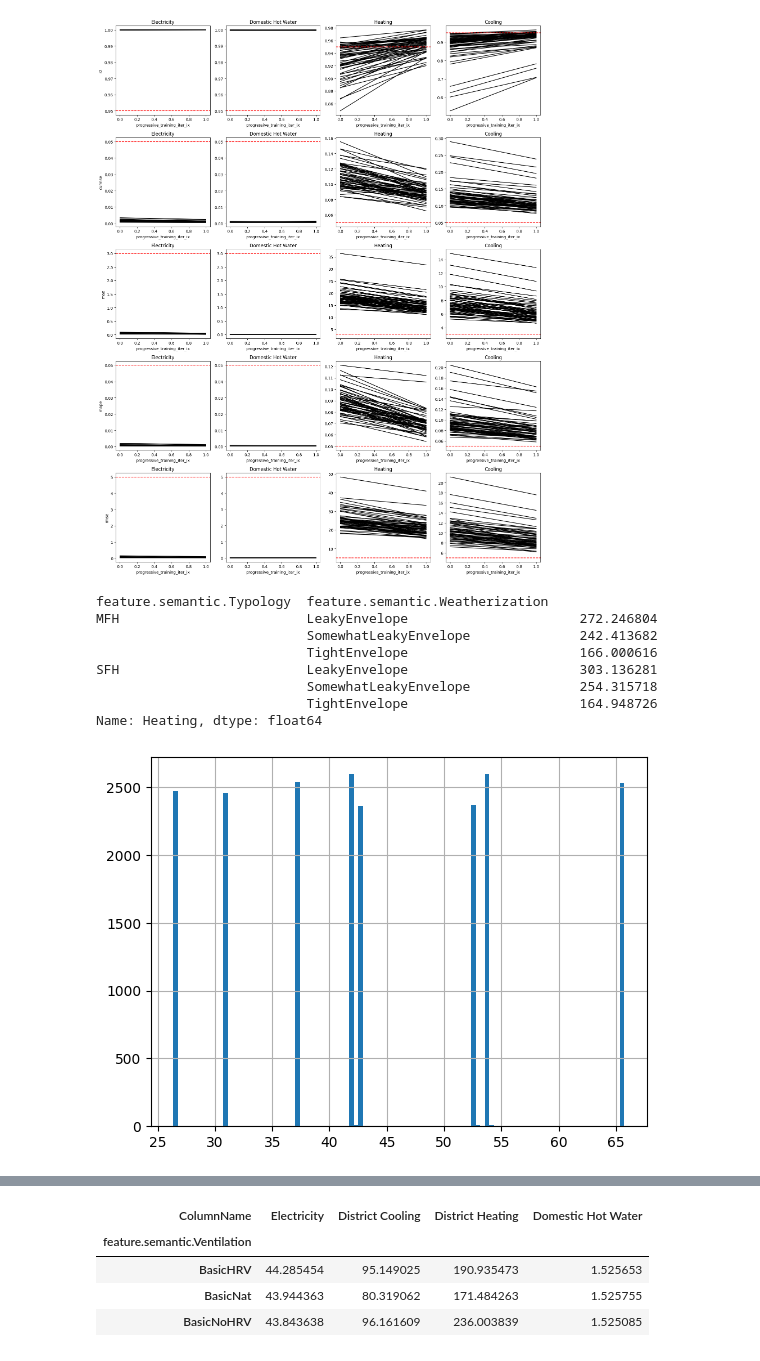
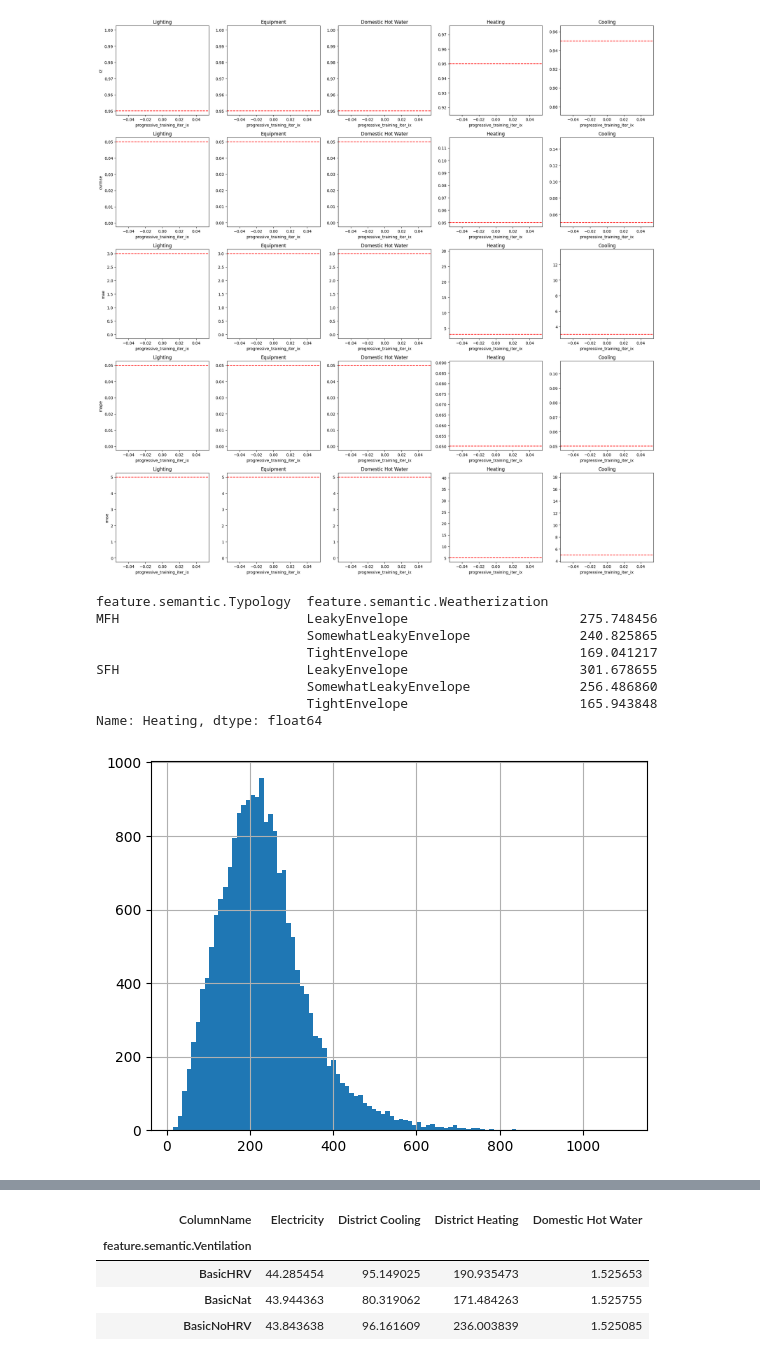
Before and after one commit to szvsw/epengine, a Jupyter notebook: notebooks/learning_curves.ipynb, the cells around one changed output, grey strips where cells are left out. Saved outputs shown, nothing was run; the diff lists cells and outputs as text; code cells hidden in the pictures.

```diff
--- a/notebooks/learning_curves.ipynb
+++ b/notebooks/learning_curves.ipynb
@@ -111,43 +112,44 @@ threshes = {
     "mape": 0.05,
     "r2": 0.95,
 }
 # threshes = {
 #     "mae": 1,
 #     "rmse": 1,
 #     "cvrmse": 0.05,
 #     "mape": 0.05,
 #     "r2": 0.95,
 # }
-fig, axs = plt.subplots(5, 4, figsize=(16, 20))
+fig, axs = plt.subplots(5, 5, figsize=(20, 20))
 for row_ix, metric in enumerate(["r2", "cvrmse", "mae", "mape", "rmse"]):
     for col_ix, target in enumerate([
-        "Electricity",
+        "Lighting",
+        "Equipment",
         "Domestic Hot Water",
         "Heating",
         "Cooling",
     ]):
         ax = axs[row_ix, col_ix]
         errs = (
             err_dfs.groupby("progressive_training_iter_ix")
             .mean()["test"]
             .xs(metric, level="metric", axis=1)
             .xs(target, level="target", axis=1)
         )
         ax.set_title(target)
         errs.plot(legend=False, ax=ax, color="black")
         ax.axhline(threshes[metric], color="red", linestyle="--")
         if col_ix == 0:
             ax.set_ylabel(metric)
 fig.tight_layout()
 # %% [output]
-[figure, old version]
+[figure, new version]
 # %%
 key = sample_results_files[-1]["Key"]
 df = pd.read_parquet(f"s3://{bucket}/{key}")
-df["Electricity"].hist(bins=100)
+df = df["Raw"].T.groupby("Meter").sum().T
+df["Heating"].hist(bins=100)
 # sorted(df["Electricity"].round(0).values.tolist())
-len(df), df["Electricity"].round(0).nunique()
-df["Electricity"].groupby(["Typology", "Equipment", "Lighting"]).std()
+df["Equipment"].groupby(["Typology", "Equipment", "Lighting"]).std()
 df["Heating"].groupby(["Typology"]).std()
 df["Heating"].groupby([
     "feature.semantic.Typology",
@@ -155,14 +157,14 @@ df["Heating"].groupby([
 ]).mean()
 # %% [output]
 feature.semantic.Typology  feature.semantic.Weatherization
-MFH                        LeakyEnvelope                      272.246804
-                           SomewhatLeakyEnvelope              242.413682
-                           TightEnvelope                      166.000616
-SFH                        LeakyEnvelope                      303.136281
-                           SomewhatLeakyEnvelope              254.315718
-                           TightEnvelope                      164.948726
+MFH                        LeakyEnvelope                      275.748456
+                           SomewhatLeakyEnvelope              240.825865
+                           TightEnvelope                      169.041217
+SFH                        LeakyEnvelope                      301.678655
+                           SomewhatLeakyEnvelope              256.486860
+                           TightEnvelope                      165.943848
 Name: Heating, dtype: float64
-[figure, old version]
+[figure, new version]
 # %%
 fig, ax = plt.subplots(1, 2, figsize=(10, 5))
 df["Cooling"].hist(bins=100, density=True, ax=ax[0])
```
Also changed, not shown: parts of 13 cells of this notebook.
